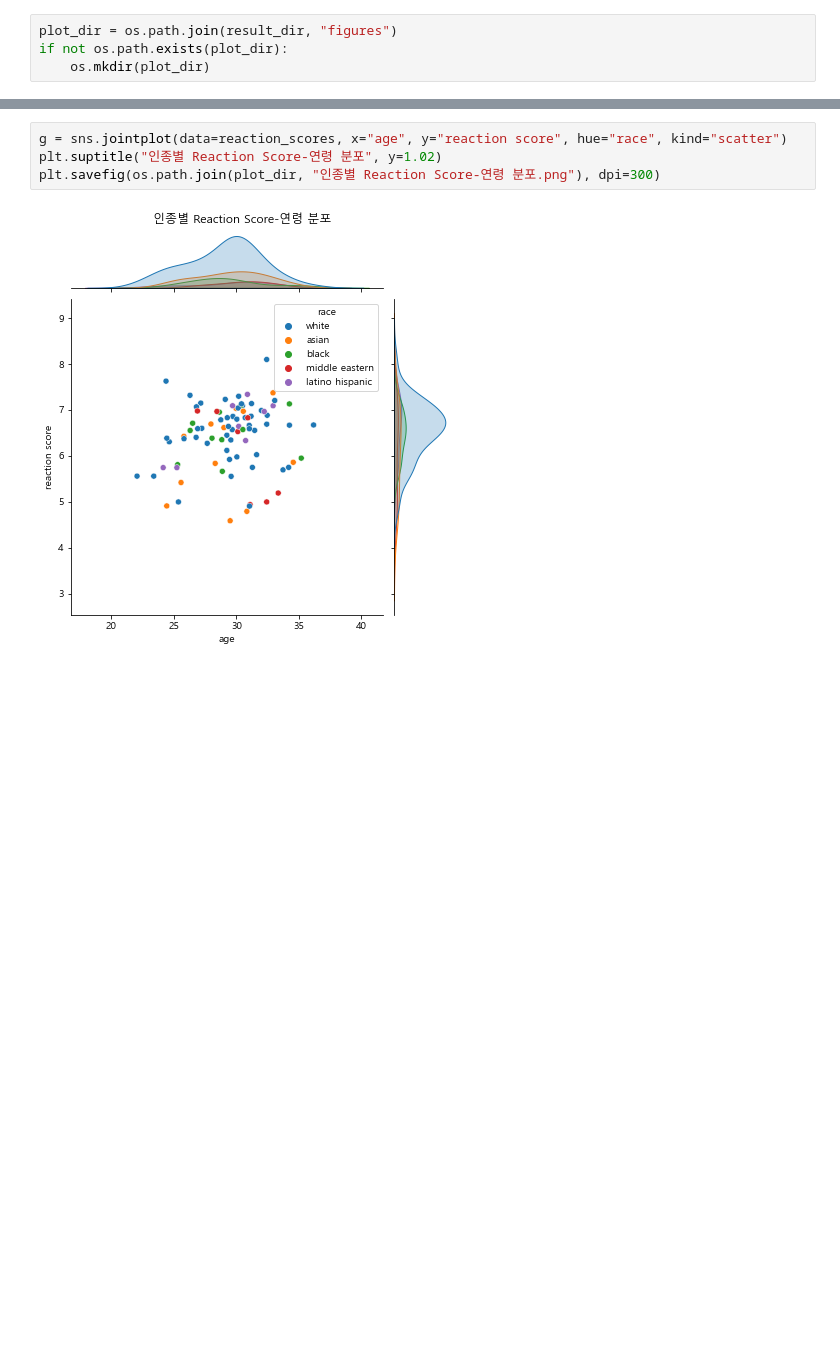
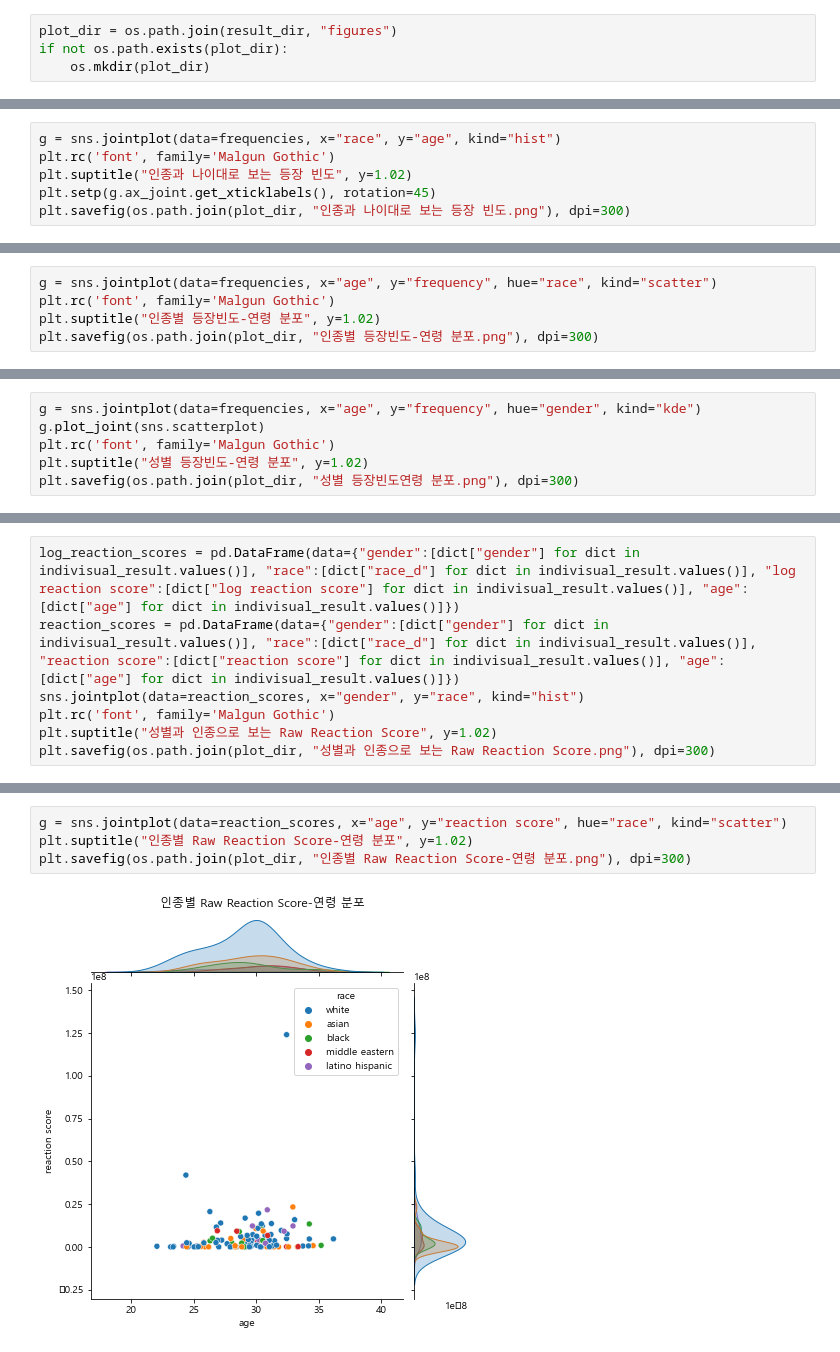
Before and after one commit to bigbreadguy/soprize-doyouknowclub, a Jupyter notebook: indivisual_analysis.ipynb, the cells around one changed output, grey strips where cells are left out. Saved outputs shown, nothing was run; the diff lists cells and outputs as text; blank space fills up the shorter version.

Commit message:
analyzing, visualizing
as i wrote

```diff
--- a/indivisual_analysis.ipynb
+++ b/indivisual_analysis.ipynb
@@ -194,0 +209,6 @@ plt.savefig(os.path.join(plot_dir, "성별과 인종으로 보는 Reaction Score
+# %%
+g = sns.jointplot(data=frequencies, x="race", y="age", kind="hist")
+plt.rc('font', family='Malgun Gothic')
+plt.suptitle("인종과 나이대로 보는 등장 빈도", y=1.02)
+plt.setp(g.ax_joint.get_xticklabels(), rotation=45)
+plt.savefig(os.path.join(plot_dir, "인종과 나이대로 보는 등장 빈도.png"), dpi=300)
@@ -194,0 +217,5 @@ plt.savefig(os.path.join(plot_dir, "성별과 인종으로 보는 Reaction Score
+# %%
+g = sns.jointplot(data=frequencies, x="age", y="frequency", hue="race", kind="scatter")
+plt.rc('font', family='Malgun Gothic')
+plt.suptitle("인종별 등장빈도-연령 분포", y=1.02)
+plt.savefig(os.path.join(plot_dir, "인종별 등장빈도-연령 분포.png"), dpi=300)
@@ -194,0 +224,6 @@ plt.savefig(os.path.join(plot_dir, "성별과 인종으로 보는 Reaction Score
+# %%
+g = sns.jointplot(data=frequencies, x="age", y="frequency", hue="gender", kind="kde")
+g.plot_joint(sns.scatterplot)
+plt.rc('font', family='Malgun Gothic')
+plt.suptitle("성별 등장빈도-연령 분포", y=1.02)
+plt.savefig(os.path.join(plot_dir, "성별 등장빈도연령 분포.png"), dpi=300)
@@ -194,0 +232,7 @@ plt.savefig(os.path.join(plot_dir, "성별과 인종으로 보는 Reaction Score
+# %%
+log_reaction_scores = pd.DataFrame(data={"gender":[dict["gender"] for dict in indivisual_result.values()], "race":[dict["race_d"] for dict in indivisual_result.values()], "log reaction score":[dict["log reaction score"] for dict in indivisual_result.values()], "age":[dict["age"] for dict in indivisual_result.values()]})
+reaction_scores = pd.DataFrame(data={"gender":[dict["gender"] for dict in indivisual_result.values()], "race":[dict["race_d"] for dict in indivisual_result.values()], "reaction score":[dict["reaction score"] for dict in indivisual_result.values()], "age":[dict["age"] for dict in indivisual_result.values()]})
+sns.jointplot(data=reaction_scores, x="gender", y="race", kind="hist")
+plt.rc('font', family='Malgun Gothic')
+plt.suptitle("성별과 인종으로 보는 Raw Reaction Score", y=1.02)
+plt.savefig(os.path.join(plot_dir, "성별과 인종으로 보는 Raw Reaction Score.png"), dpi=300)
@@ -210,9 +256,9 @@ plt.savefig(os.path.join(plot_dir, "인종과 나이대로 보는 Reaction Score
 # %%
 g = sns.jointplot(data=reaction_scores, x="age", y="reaction score", hue="race", kind="scatter")
-plt.suptitle("인종별 Reaction Score-연령 분포", y=1.02)
-plt.savefig(os.path.join(plot_dir, "인종별 Reaction Score-연령 분포.png"), dpi=300)
+plt.suptitle("인종별 Raw Reaction Score-연령 분포", y=1.02)
+plt.savefig(os.path.join(plot_dir, "인종별 Raw Reaction Score-연령 분포.png"), dpi=300)
 # %% [output]
-[figure, old version]
+[figure, new version]
 # %%
 g = sns.jointplot(data=reaction_scores, x="age", y="reaction score", hue="gender", kind="kde")
 g.plot_joint(sns.scatterplot)
```
Also changed, not shown: parts of 27 cells of this notebook, 15 other files.
